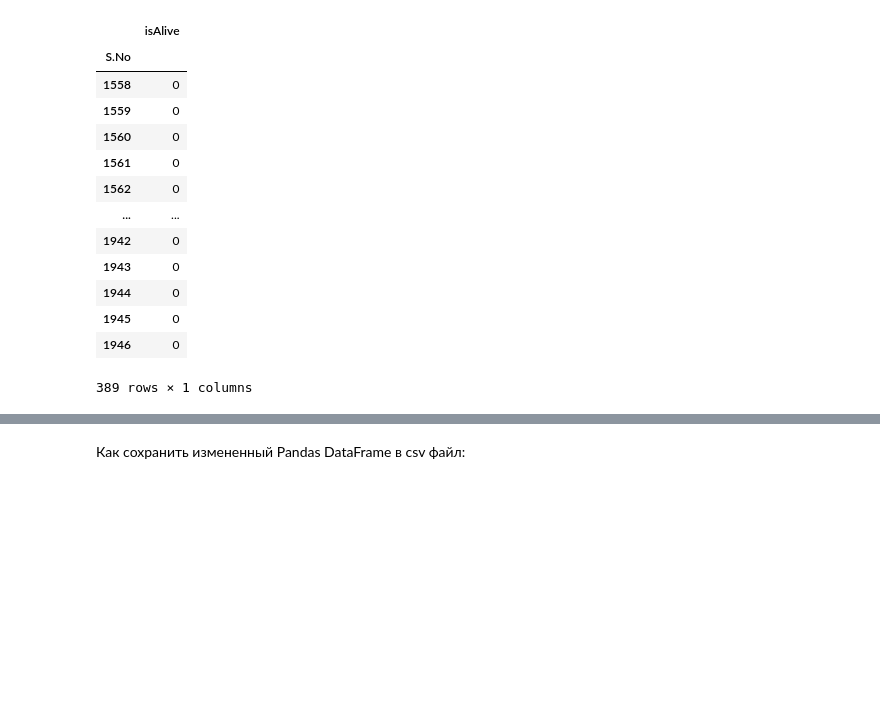
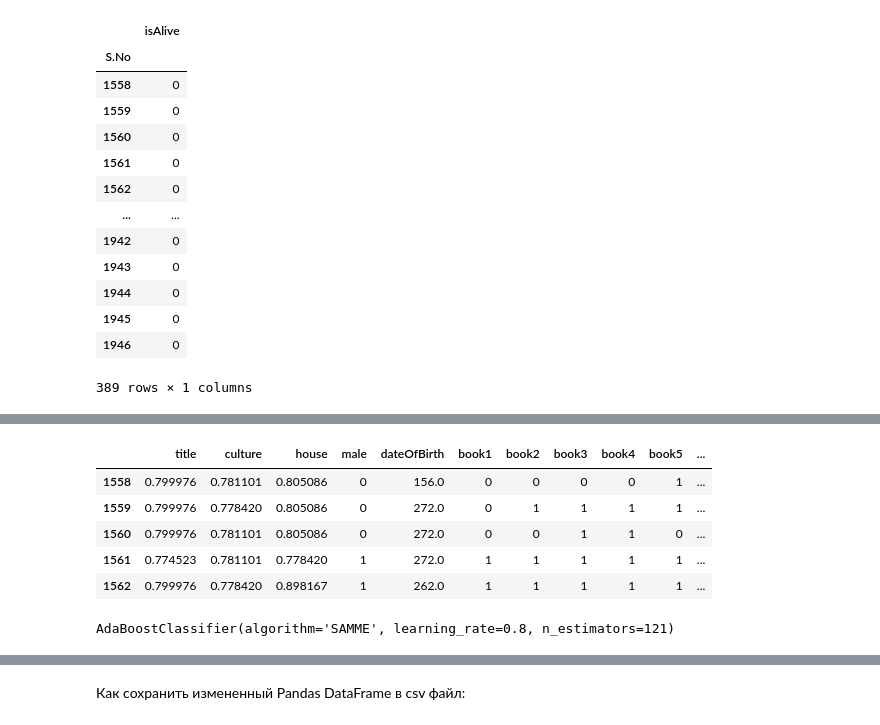
Before and after one commit to Lindemann-S/DLS2025, a Jupyter notebook: week_01_ml_intro/Homework/hw_1_game_of_thrones.ipynb, the cells around one changed output, grey strips where cells are left out. Saved outputs shown, nothing was run; the diff lists cells and outputs as text; code cells hidden in the pictures; blank space fills up the shorter version.

```diff
--- a/week_01_ml_intro/Homework/hw_1_game_of_thrones.ipynb
+++ b/week_01_ml_intro/Homework/hw_1_game_of_thrones.ipynb
@@ -478,10 +488,12 @@ for key, values in cult.items():
 #train_data['current_date'] = train_data.age + train_data.dateOfBirth
 #test_data['current_date'] = test_data.age + test_data.dateOfBirth
 train_data_clr['current_date'] = train_data_clr.age + train_data_clr.dateOfBirth
+test_data_clr['current_date'] = test_data_clr.age + test_data_clr.dateOfBirth
 # %%
 #train_data['is305'] = (train_data['current_date'] == 305).astype('int64')
 #test_data['is305'] = (test_data['current_date'] == 305).astype('int64')
 train_data_clr['is305'] = (train_data_clr['current_date'] == 305).astype('int64')
+test_data_clr['is305'] = (test_data_clr['current_date'] == 305).astype('int64')
 # %%
 train_data_clr.columns
 # %% [output]
@@ -1125,0 +1148,14 @@ submission
+# %%
+test_data_clr.head()
+# %% [output]
+|  | title | culture | house | male | dateOfBirth | book1 | book2 | book3 | book4 | book5 | ... |
+| 1558 | 0.799976 | 0.781101 | 0.805086 | 0 | 156.0 | 0 | 0 | 0 | 0 | 1 | ... |
+| 1559 | 0.799976 | 0.778420 | 0.805086 | 0 | 272.0 | 0 | 1 | 1 | 1 | 1 | ... |
+| 1560 | 0.799976 | 0.781101 | 0.805086 | 0 | 272.0 | 0 | 0 | 1 | 1 | 0 | ... |
+| 1561 | 0.774523 | 0.781101 | 0.778420 | 1 | 272.0 | 1 | 1 | 1 | 1 | 1 | ... |
+| 1562 | 0.799976 | 0.778420 | 0.898167 | 1 | 262.0 | 1 | 1 | 1 | 1 | 1 | ... |
+# %%
+model = AdaBoostClassifier(**best_ABC_params)
+model.fit(train_data_clr, target)
+# %% [output]
+AdaBoostClassifier(algorithm='SAMME', learning_rate=0.8, n_estimators=121)
```
Also changed, not shown: parts of 33 cells of this notebook.
